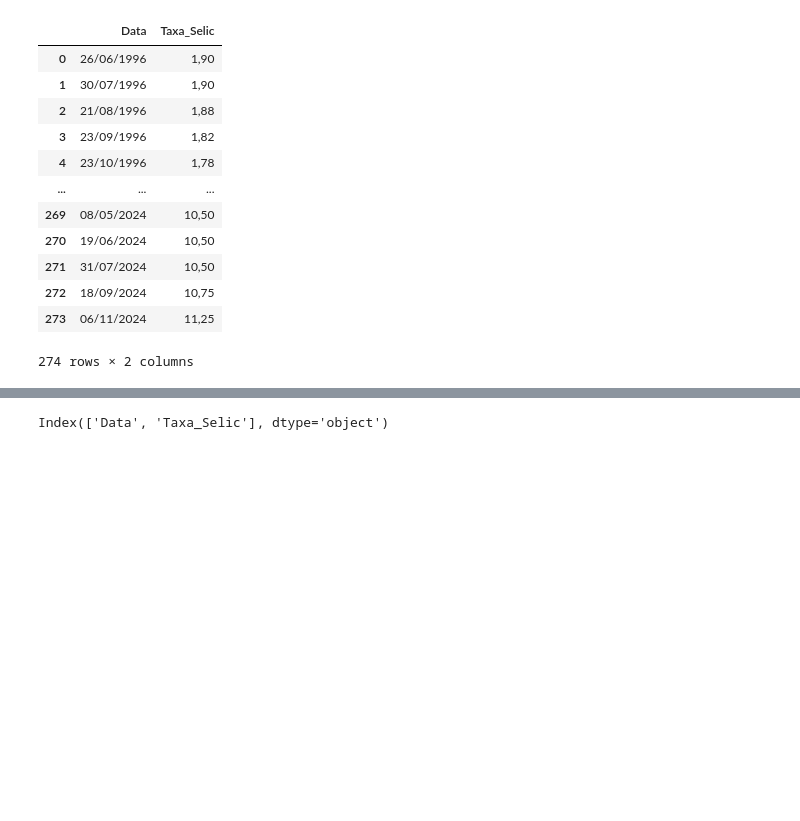
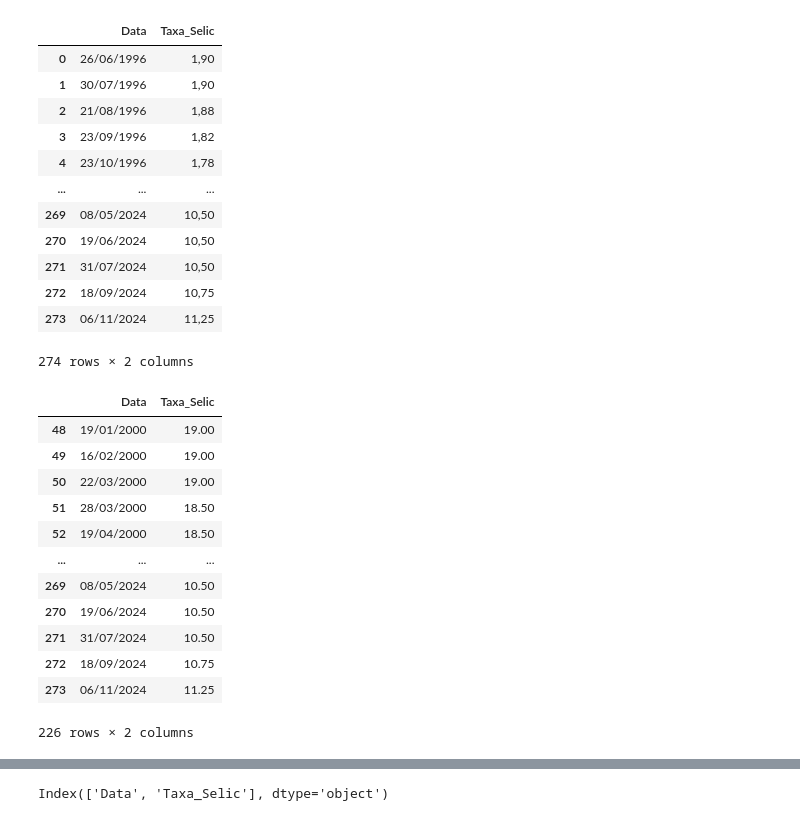
Before and after one commit to alyssonmontovanelli/Previsao_Juros_BACEN_IA, a Jupyter notebook: Series_Temporais/PreProcessing_ST.ipynb, the cells around one changed output, grey strips where cells are left out. Drawn from its saved outputs; the diff is of its cells as text; code cells hidden in the pictures; blank space fills up the shorter version.

```diff
--- a/Series_Temporais/PreProcessing_ST.ipynb
+++ b/Series_Temporais/PreProcessing_ST.ipynb
@@ -50,0 +53,16 @@ dados_selic
+# %%
+dados_selic
+# %% [output]
+|  | Data | Taxa_Selic |
+| 48 | 19/01/2000 | 19.00 |
+| 49 | 16/02/2000 | 19.00 |
+| 50 | 22/03/2000 | 19.00 |
+| 51 | 28/03/2000 | 18.50 |
+| 52 | 19/04/2000 | 18.50 |
+| ... | ... | ... |
+| 269 | 08/05/2024 | 10.50 |
+| 270 | 19/06/2024 | 10.50 |
+| 271 | 31/07/2024 | 10.50 |
+| 272 | 18/09/2024 | 10.75 |
+| 273 | 06/11/2024 | 11.25 |
+226 rows × 2 columns
```
Also changed, not shown: parts of 31 cells of this notebook, 3 other files.
